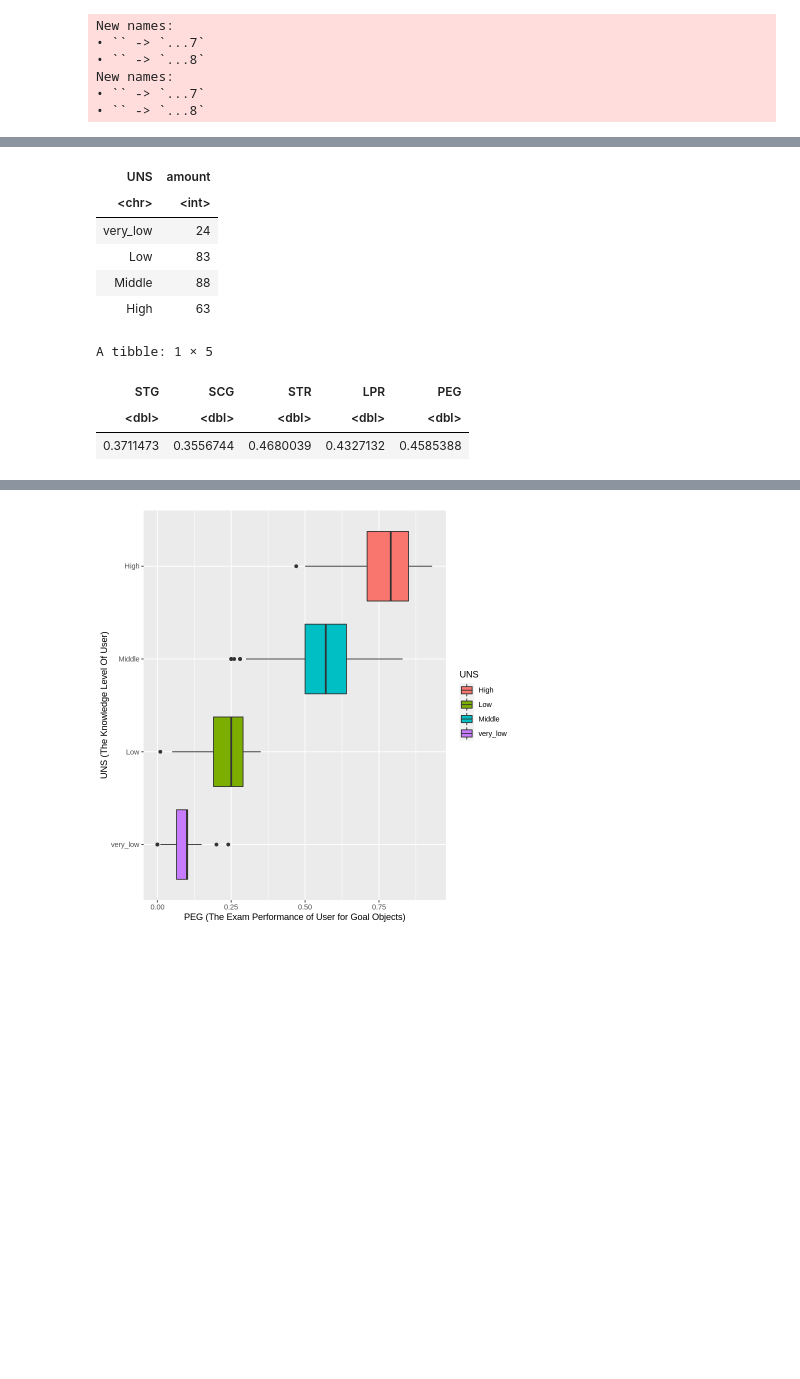
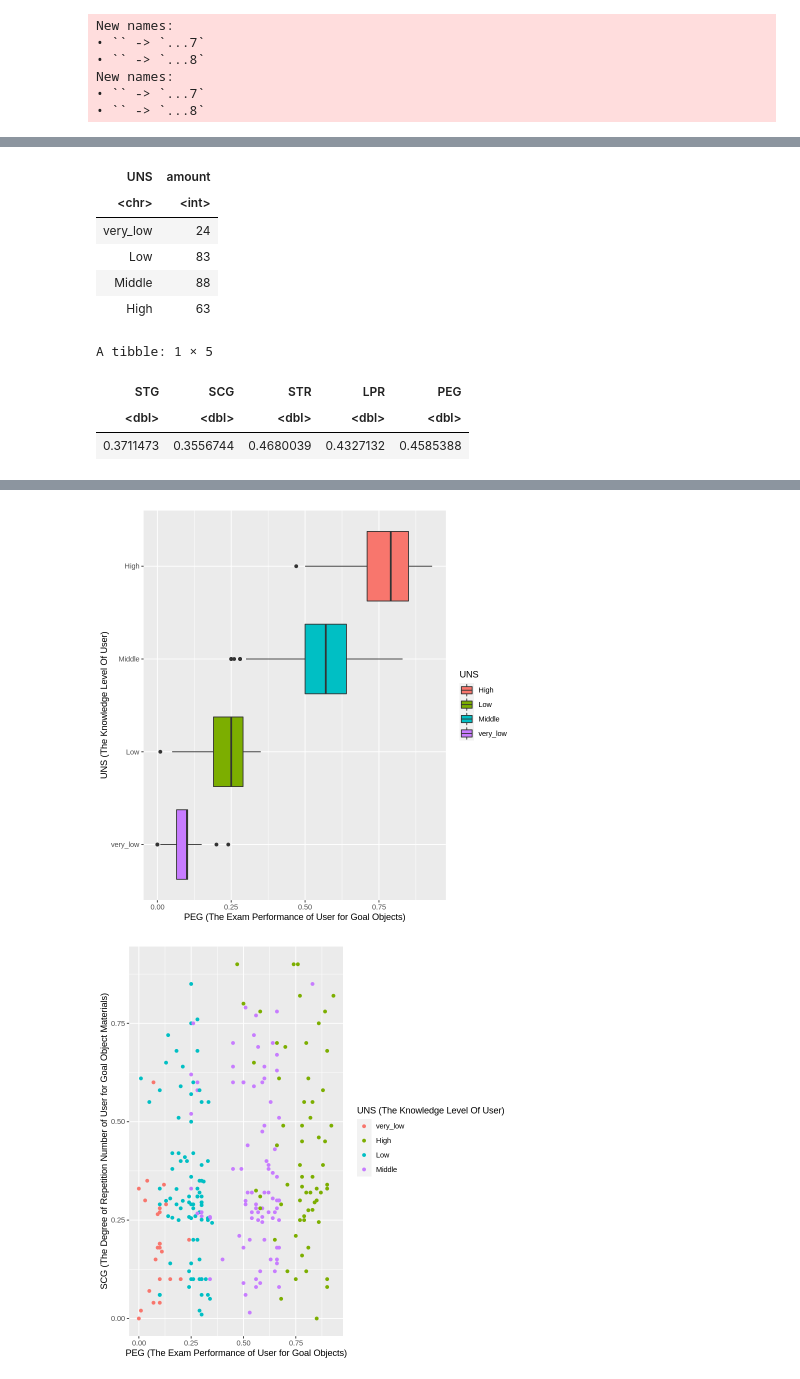
Before and after one commit to A-Jar-Of-Peanuts/dsci_group_project_proposal, a Jupyter notebook: proposal.ipynb, the cells around one changed output, grey strips where cells are left out. Drawn from its saved outputs; the diff is of its cells as text; code cells hidden in the pictures; blank space fills up the shorter version.

Commit message:
added scg vs peg plot

```diff
--- a/proposal.ipynb
+++ b/proposal.ipynb
@@ -74,30 +74,37 @@ pvl5 <- user_training_data %>%
     ylab("UNS (The Knowledge Level Of User)") +
     xlab("PEG (The Exam Performance of User for Goal Objects)") +
     scale_y_discrete(limits = c("very_low", "Low", "Middle", "High"))
+
+point <- user_training_data %>%
+    ggplot(aes(x = PEG, y = SCG, color = as_factor(UNS))) +
+    geom_point() +
+    labs(x = "PEG (The Exam Performance of User for Goal Objects)", y = "SCG (The Degree of Repetition Number of User for Goal Object Materials)", color = "UNS (The Knowledge Level Of User)")
 # %%
 tally
 means
 pvl1
 pvl2
 pvl3
 pvl4
 pvl5
+point
 # %% [output]
 A tibble: 4 × 2
 | UNS | amount |
 | <chr> | <int> |
 | very_low | 24 |
 | Low | 83 |
 | Middle | 88 |
 | High | 63 |
 A tibble: 1 × 5
 | STG | SCG | STR | LPR | PEG |
 | <dbl> | <dbl> | <dbl> | <dbl> | <dbl> |
 | 0.3711473 | 0.3556744 | 0.4680039 | 0.4327132 | 0.4585388 |
 [figure]
 [figure]
 [figure]
 [figure]
 [figure]
+[figure, added]
 # %%
 #comment
```
